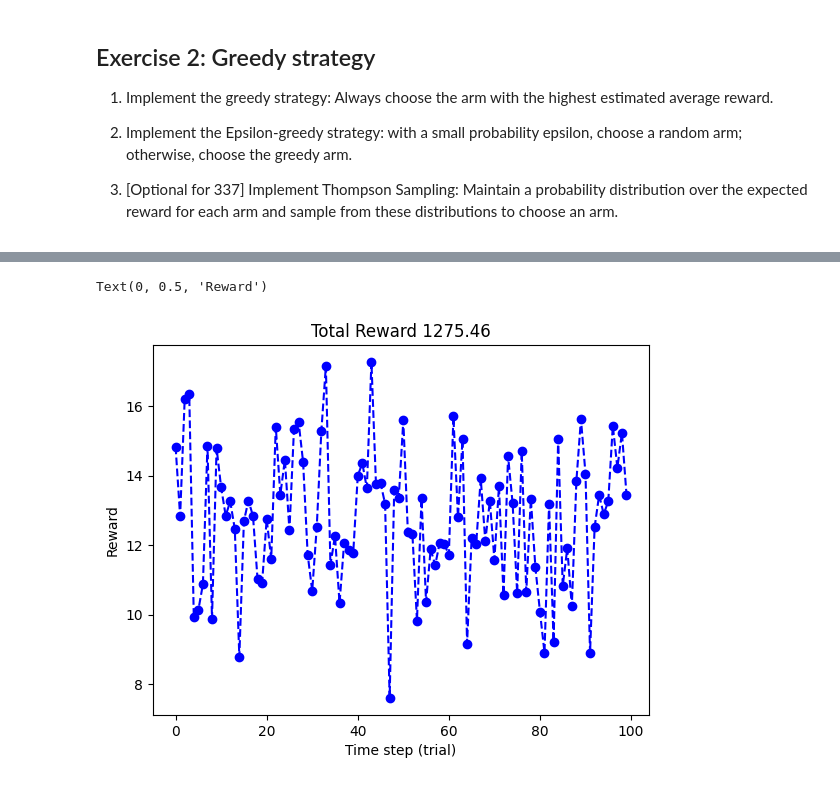
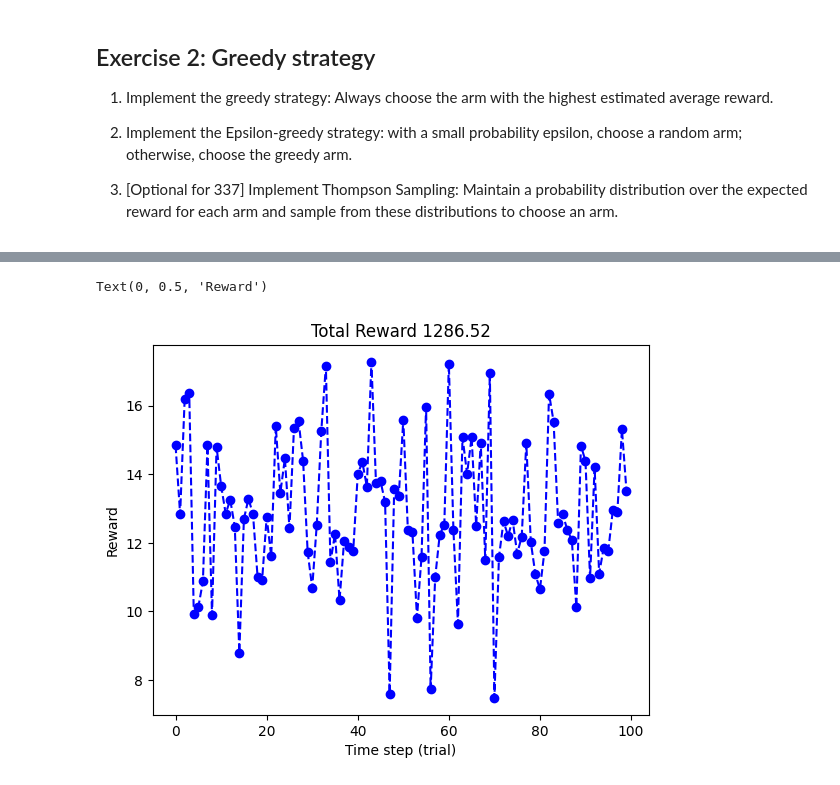
Before and after one commit to Jarvis-X/Aerial-Robotics-Course-Projects, a Jupyter notebook: lab1-bandit.ipynb, the cells around one changed output, grey strips where cells are left out. Saved outputs shown, nothing was run; the diff lists cells and outputs as text; code cells hidden in the pictures.

```diff
--- a/lab1-bandit.ipynb
+++ b/lab1-bandit.ipynb
@@ -141,7 +141,7 @@ best_a = np.argmax([np.mean(action_reward) for action_reward in action_rewards])
 print(f"Best arm: {best_a}")
 
 # Action: Choose the best action found in the first five trials
-for t in range(0, T):
+for t in range(5, T):
     # Action: Choose the best arm
     a = best_a
 
@@ -150,6 +150,8 @@ for t in range(0, T):
     action_rewards[a].append(r)
 
     best_a = np.argmax([np.mean(action_reward) for action_reward in action_rewards])
+    if best_a != a:
+        print(f"Best arm: {best_a}")
     rewards.append(r)
 
 
@@ -174,32 +176,32 @@ np.random.seed(seed)
 rewards = []
 action_rewards = [[0] for _ in range(K)]
 
 best_a = -1
-epsilon = 0.02
+epsilon = 0.01
 # Action: Choose the best action found in the first five trials
 for t in range(0, T):
     # Action: Choose a random arm
     if np.random.rand() < epsilon or best_a == -1:
         a = np.random.randint(0, K-1)
     else:
         a = best_a
 
     # Reward
     r = np.random.normal(bandit_mean[a], bandit_std[a])
     action_rewards[a].append(r)
 
     best_a = np.argmax([np.mean(action_reward) for action_reward in action_rewards])
     rewards.append(r)
 
 
 # Total reward
 total = sum(rewards)
 
 # Plot results
 plot(rewards, 'b--o', label='Rewards')
 plt.title("Total Reward %.2f"%total)
 xlabel("Time step (trial)")
 ylabel("Reward")
 # %% [output]
 Text(0, 0.5, 'Reward')
-[figure, old version]
+[figure, new version]
```
Also changed, not shown: parts of 1 cell of this notebook.
